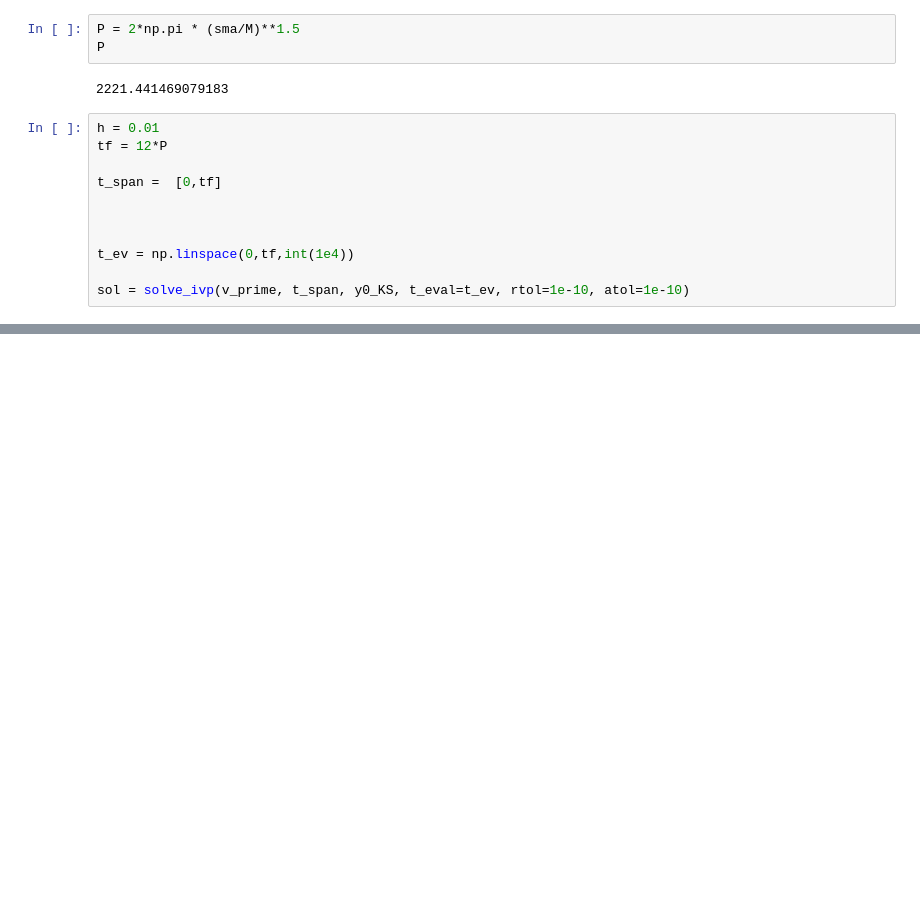
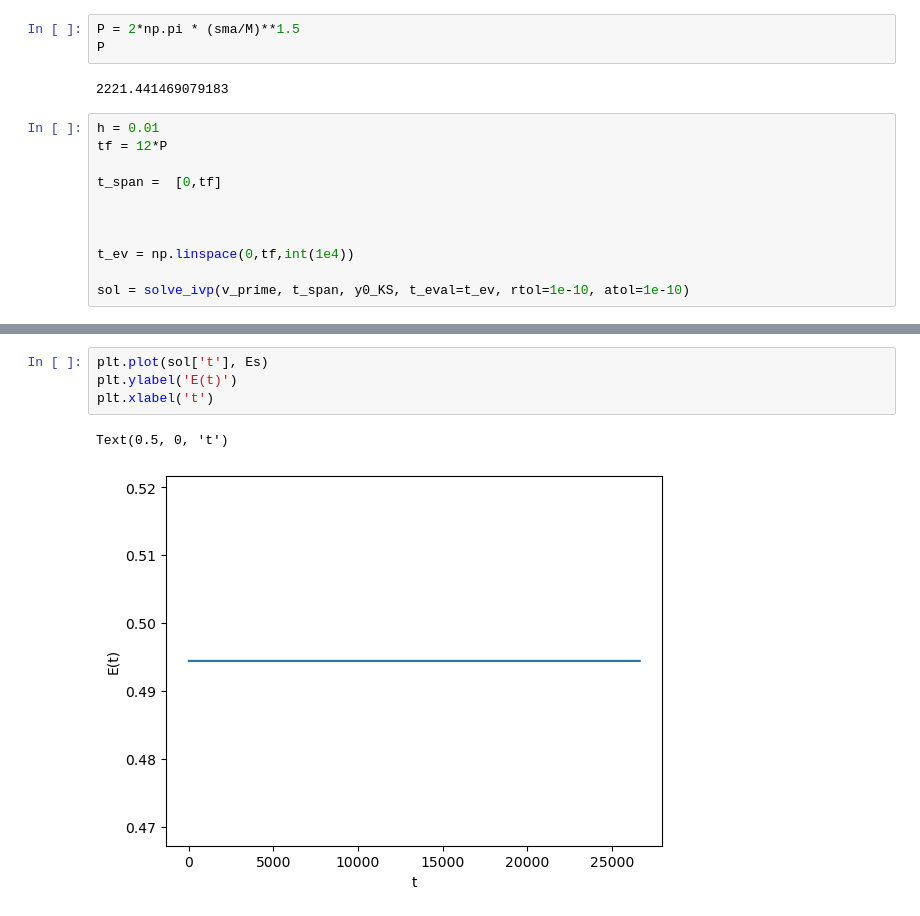
Before and after one commit to ebianchi803/computational_astrophysics, a Jupyter notebook: ODE/Kerr2.ipynb, the cells around one changed output, grey strips where cells are left out. Drawn from its saved outputs; the diff is of its cells as text; blank space fills up the shorter version.

```diff
--- a/ODE/Kerr2.ipynb
+++ b/ODE/Kerr2.ipynb
@@ -342,0 +395,7 @@ plt.colorbar()
+# %%
+plt.plot(sol['t'], Es)
+plt.ylabel('E(t)')
+plt.xlabel('t')
+# %% [output]
+Text(0.5, 0, 't')
+[figure, added]
```
Also changed, not shown: parts of 12 cells of this notebook.
